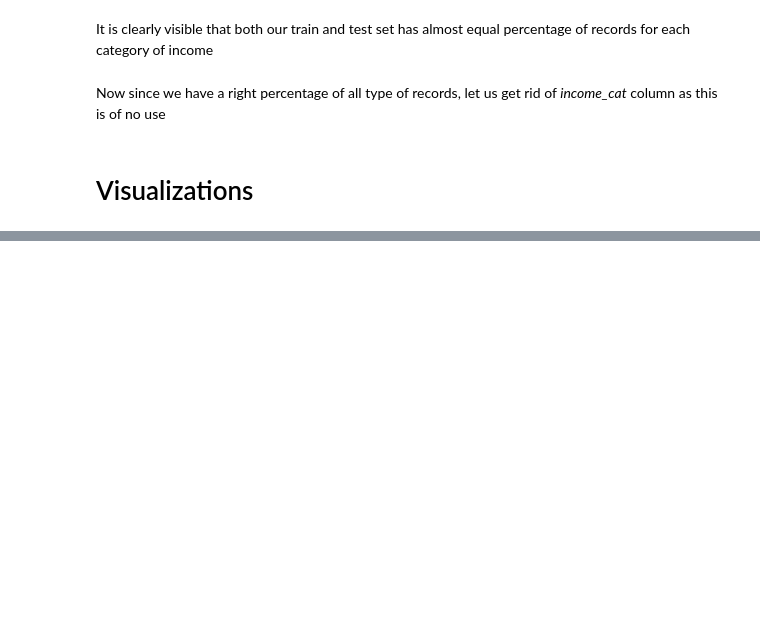
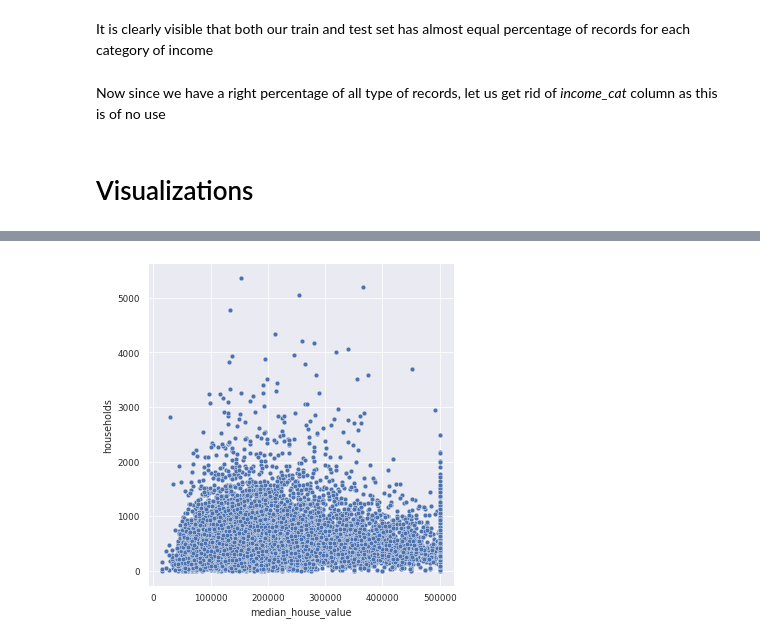
Before and after one commit to AMMLRepos/California-Housing-Price-Prediction, a Jupyter notebook: California_Housing_Prices_Prediction.ipynb, the cells around one changed output, grey strips where cells are left out. Saved outputs shown, nothing was run; the diff lists cells and outputs as text; code cells hidden in the pictures; blank space fills up the shorter version.

```diff
--- a/California_Housing_Prices_Prediction.ipynb
+++ b/California_Housing_Prices_Prediction.ipynb
@@ -279,3 +276,7 @@ Data columns (total 10 columns):
  9   ocean_proximity     16512 non-null  object
 dtypes: float64(9), object(1)
 memory usage: 1.4+ MB
+# %%
+sns.relplot(x = "median_house_value", y = "households", data = housing_train_set);
+# %% [output]
+[figure, added]
```
Also changed, not shown: parts of 21 cells of this notebook.
